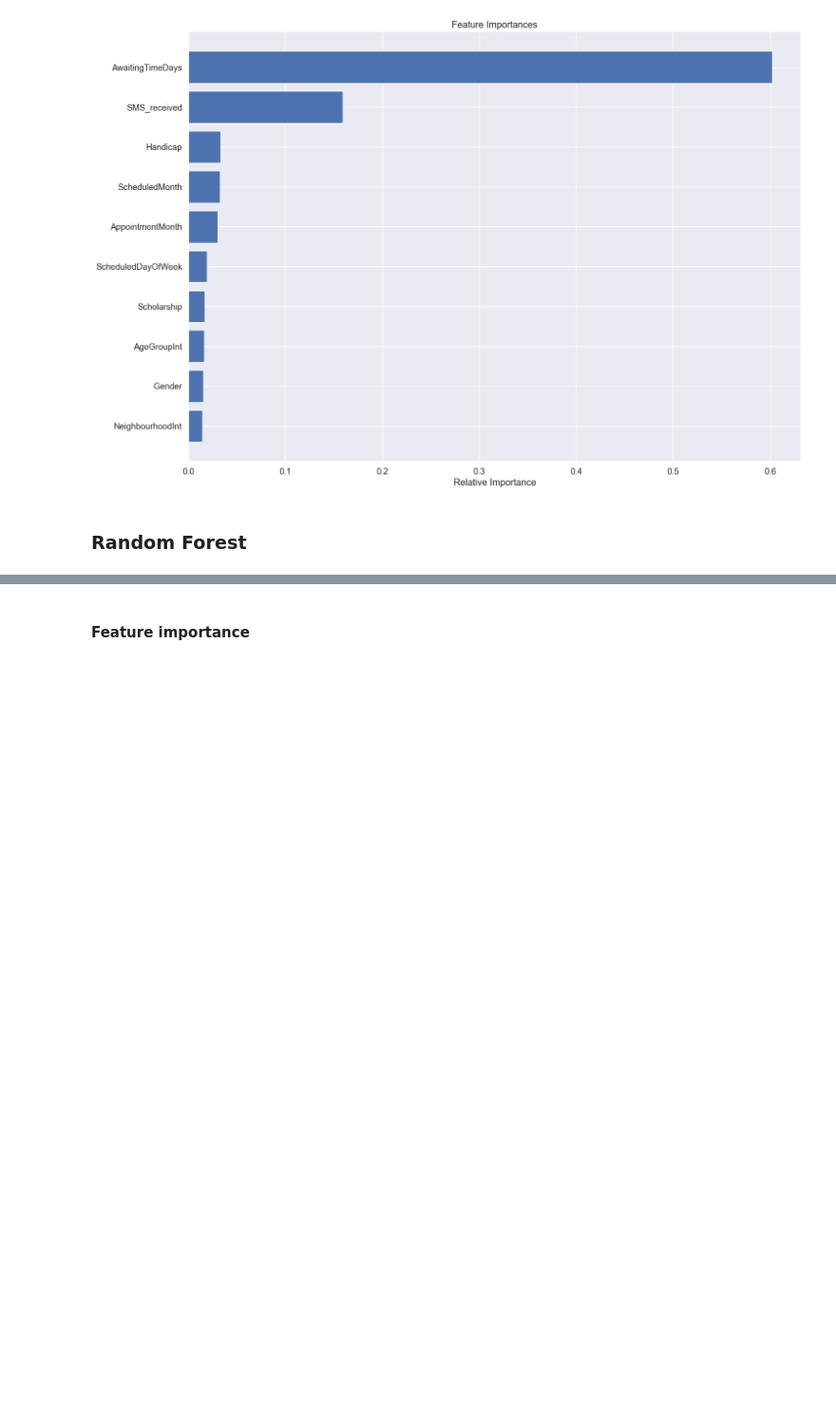
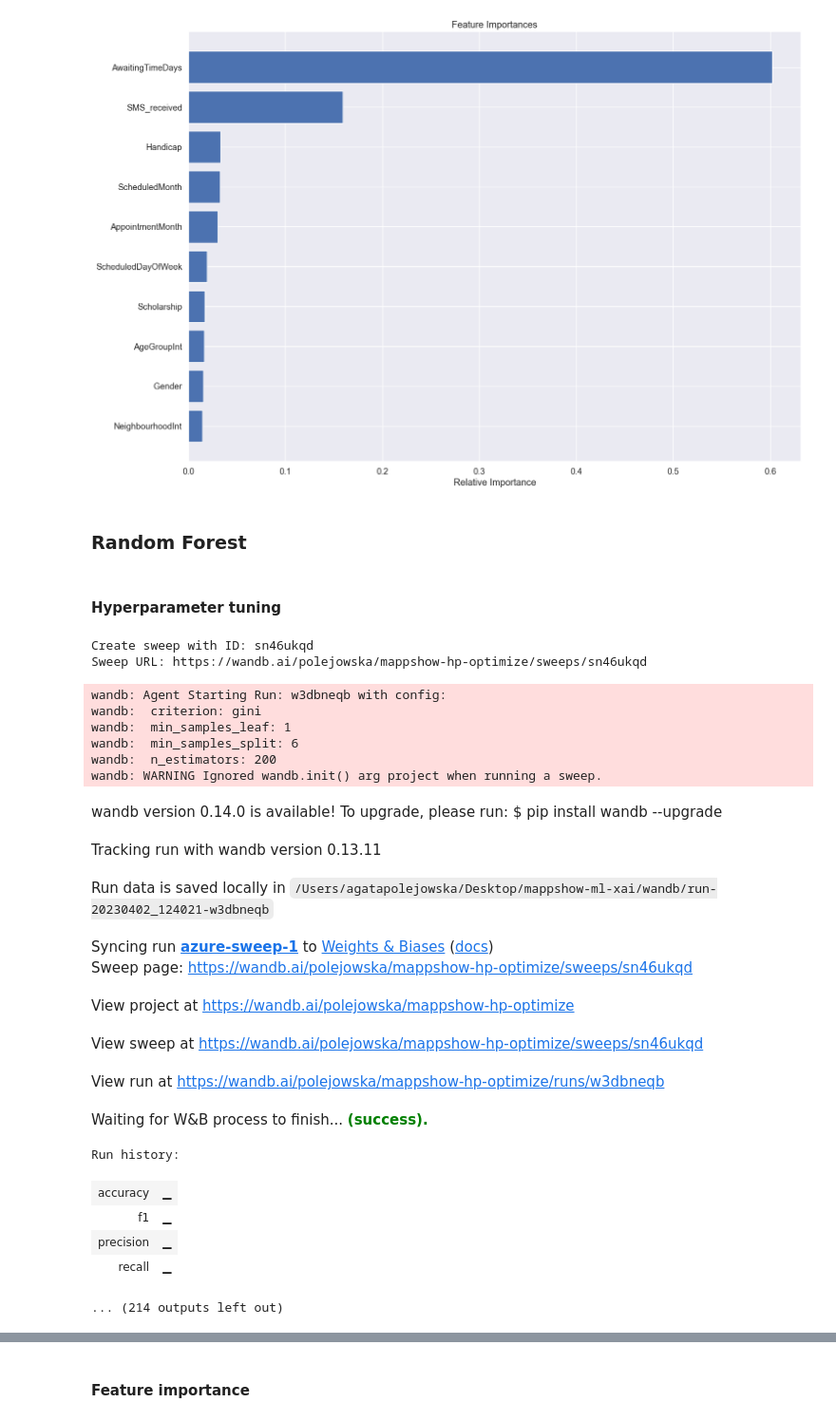
Before and after one commit to polejowska/mappshow-ml-xai, a Jupyter notebook: classifiers.ipynb, the cells around one changed output, grey strips where cells are left out. Shown: that part at 95% size. Drawn from its saved outputs; the diff is of its cells as text; code cells hidden in the pictures; blank space fills up the shorter version.

```diff
--- a/classifiers.ipynb
+++ b/classifiers.ipynb
@@ -101,3 +105,5 @@ Name: Show, dtype: int64
+# %%
+WANDB_PROJECT_NAME = "mappshow-hp-optimize"
 # %% [markdown]
 ### XGBoost
 # %%
@@ -144,3 +149,5 @@ plt.show()
 [figure]
 # %% [markdown]
 ### Random Forest
+# %% [markdown]
+#### Hyperparameter tuning
@@ -146,0 +177,55 @@ plt.show()
+# %%
+def train():
+    wandb.init(project=WANDB_PROJECT_NAME, config=wandb.config)
+
+    config = wandb.config
+
+    model = RandomForestClassifier(
+        n_estimators=config.n_estimators,
+        criterion=config.criterion,
+        max_depth=None,
+        min_samples_split=config.min_samples_split,
+        min_samples_leaf=config.min_samples_leaf,
+        max_features='auto',
+        verbose=0,
+        random_state=42,
+    )
+
+    model.fit(X_train, y_train)
+
+    y_pred = model.predict(X_test)
+
+    accuracy = accuracy_score(y_test, y_pred)
+    f1 = f1_score(y_test, y_pred, average='macro')
+    recall = recall_score(y_test, y_pred, average='macro')
+    precision = precision_score(y_test, y_pred, average='macro')
+
+    wandb.log({"accuracy": accuracy, "f1": f1})
+    wandb.log({"recall": recall, "precision": precision})
+# %%
+sweep_id = wandb.sweep(config, project=WANDB_PROJECT_NAME)
+wandb.agent(sweep_id, function=train, count=15)
+# %% [output]
+Create sweep with ID: sn46ukqd
+Sweep URL: https://wandb.ai/polejowska/mappshow-hp-optimize/sweeps/sn46ukqd
+wandb: Agent Starting Run: w3dbneqb with config:
+wandb:  criterion: gini
+wandb:  min_samples_leaf: 1
+wandb:  min_samples_split: 6
+wandb:  n_estimators: 200
+wandb: WARNING Ignored wandb.init() arg project when running a sweep.
+wandb version 0.14.0 is available! To upgrade, please run: $ pip install wandb --upgrade
+Tracking run with wandb version 0.13.11
+Run data is saved locally in /Users/agatapolejowska/Desktop/mappshow-ml-xai/wandb/run-20230402_124021-w3dbneqb
+Syncing run azure-sweep-1 to Weights & Biases (docs)
+Sweep page: https://wandb.ai/polejowska/mappshow-hp-optimize/sweeps/sn46ukqd
+View project at https://wandb.ai/polejowska/mappshow-hp-optimize
+View sweep at https://wandb.ai/polejowska/mappshow-hp-optimize/sweeps/sn46ukqd
+View run at https://wandb.ai/polejowska/mappshow-hp-optimize/runs/w3dbneqb
+Waiting for W&B process to finish... (success).
+Run history:
+| accuracy | ▁ |
+| f1 | ▁ |
+| precision | ▁ |
+| recall | ▁ |
+... (214 outputs left out)
```
Also changed, not shown: parts of 12 cells of this notebook, 2 other files.
